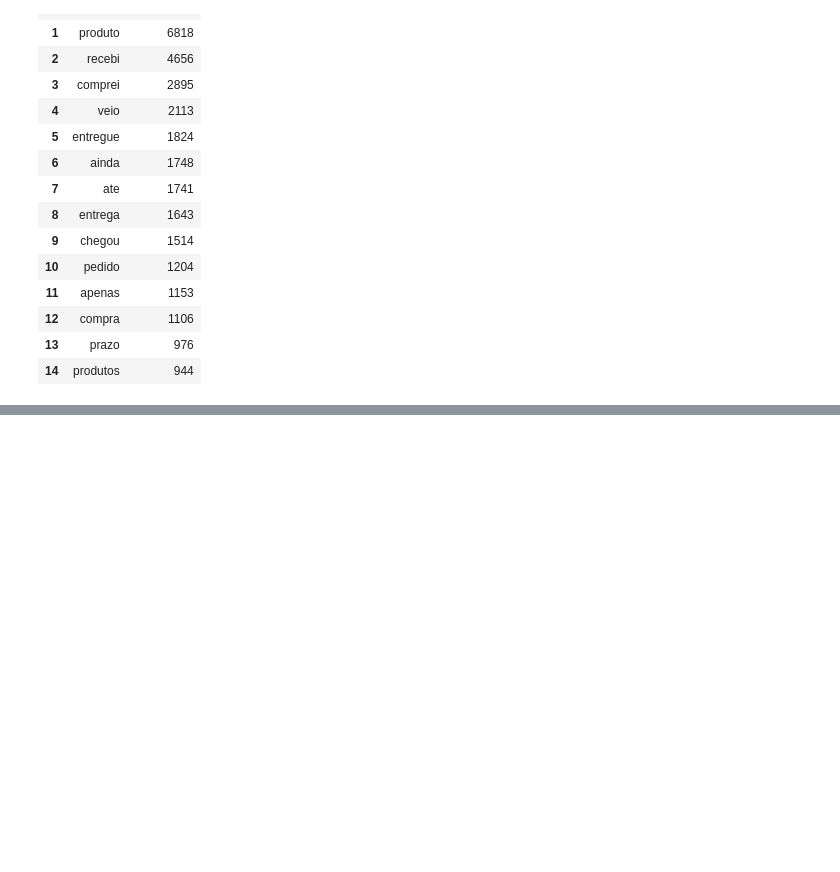
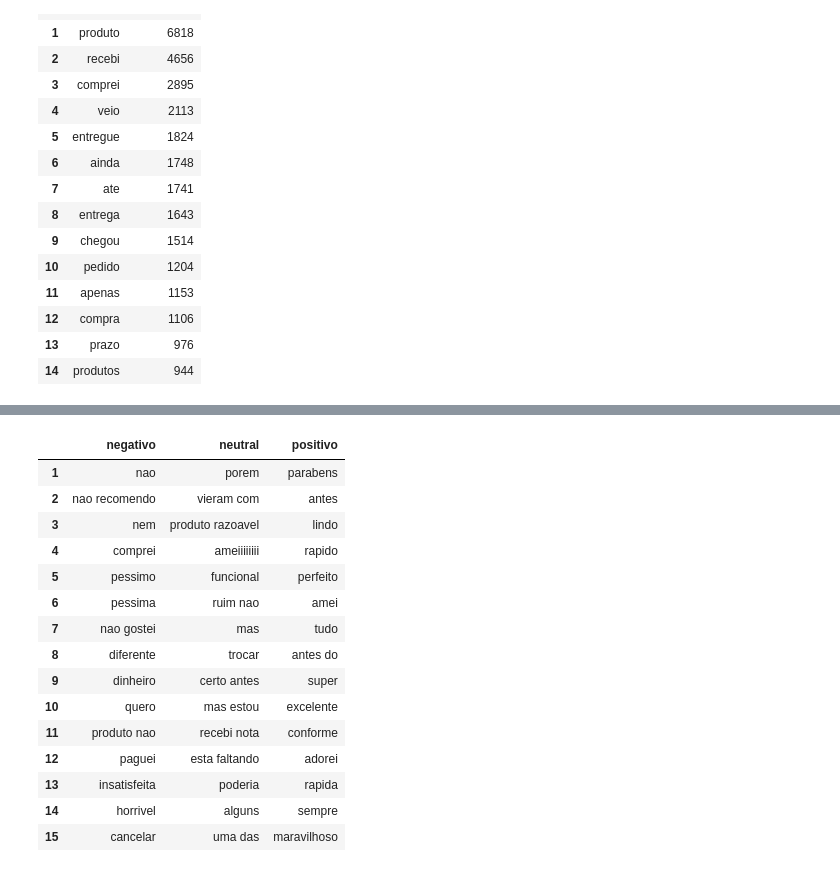
Before and after one commit to nagold86/Olist_Analisis, a Jupyter notebook: notebooks/09_nlp_sobre_las_resenas.ipynb, the cells around one changed output, grey strips where cells are left out. Saved outputs shown, nothing was run; the diff lists cells and outputs as text; code cells hidden in the pictures; blank space fills up the shorter version.

```diff
--- a/notebooks/09_nlp_sobre_las_resenas.ipynb
+++ b/notebooks/09_nlp_sobre_las_resenas.ipynb
@@ -409,0 +540,21 @@ Very Positive     2112
+# %%
+from sklearn.feature_extraction.text import TfidfVectorizer
+from sklearn.linear_model import LogisticRegression
+from sklearn.metrics import accuracy_score, classification_report, f1_score, recall_score
+from sklearn.model_selection import train_test_split
+
+df_resenas["polaridad"] = polaridad_estrellas(df_resenas["review_score"])
+train, test = train_test_split(df_resenas, test_size=0.2, stratify=df_resenas["polaridad"],
+                               random_state=42)
+
+vectorizador = TfidfVectorizer(lowercase=True, strip_accents="unicode", ngram_range=(1, 2),
+                               min_df=3, sublinear_tf=True)
+X_train = vectorizador.fit_transform(train["review_comment_message"])
+X_test = vectorizador.transform(test["review_comment_message"])
+
+clf_tfidf = LogisticRegression(max_iter=2000, class_weight="balanced")
+clf_tfidf.fit(X_train, train["polaridad"])
+test = test.assign(pred_tfidf=clf_tfidf.predict(X_test))
+
+print(f"train={len(train):,} | test={len(test):,} | vocabulario={X_train.shape[1]:,} términos\n")
+print(classification_report(test["polaridad"], test["pred_tfidf"], labels=ORDEN_POL, digits=3))
@@ -409,0 +632,25 @@ Very Positive     2112
+# %%
+terminos = np.array(vectorizador.get_feature_names_out())
+top_terminos = pd.DataFrame({
+    clase: terminos[np.argsort(clf_tfidf.coef_[i])[::-1][:15]]
+    for i, clase in enumerate(clf_tfidf.classes_)
+})[ORDEN_POL]
+top_terminos.index = range(1, 16)
+top_terminos
+# %% [output]
+|  | negativo | neutral | positivo |
+| 1 | nao | porem | parabens |
+| 2 | nao recomendo | vieram com | antes |
+| 3 | nem | produto razoavel | lindo |
+| 4 | comprei | ameiiiiiiii | rapido |
+| 5 | pessimo | funcional | perfeito |
+| 6 | pessima | ruim nao | amei |
+| 7 | nao gostei | mas | tudo |
+| 8 | diferente | trocar | antes do |
+| 9 | dinheiro | certo antes | super |
+| 10 | quero | mas estou | excelente |
+| 11 | produto nao | recebi nota | conforme |
+| 12 | paguei | esta faltando | adorei |
+| 13 | insatisfeita | poderia | rapida |
+| 14 | horrivel | alguns | sempre |
+| 15 | cancelar | uma das | maravilhoso |
```
Also changed, not shown: parts of 23 cells of this notebook, 12 other files.
